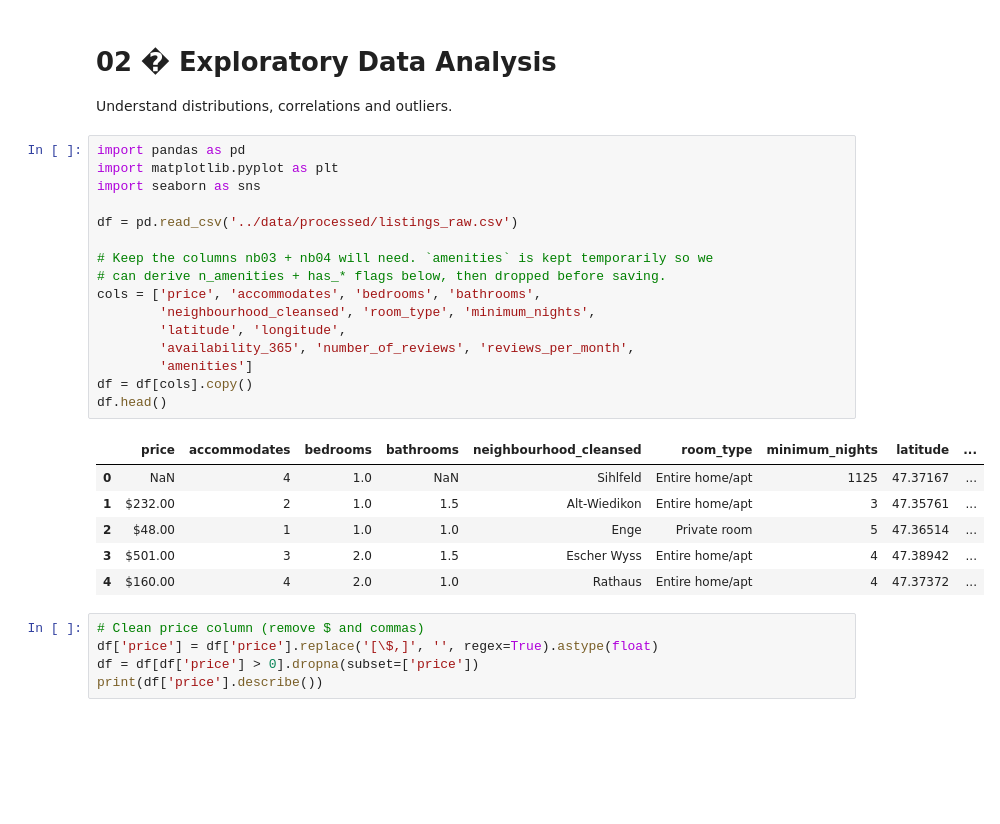
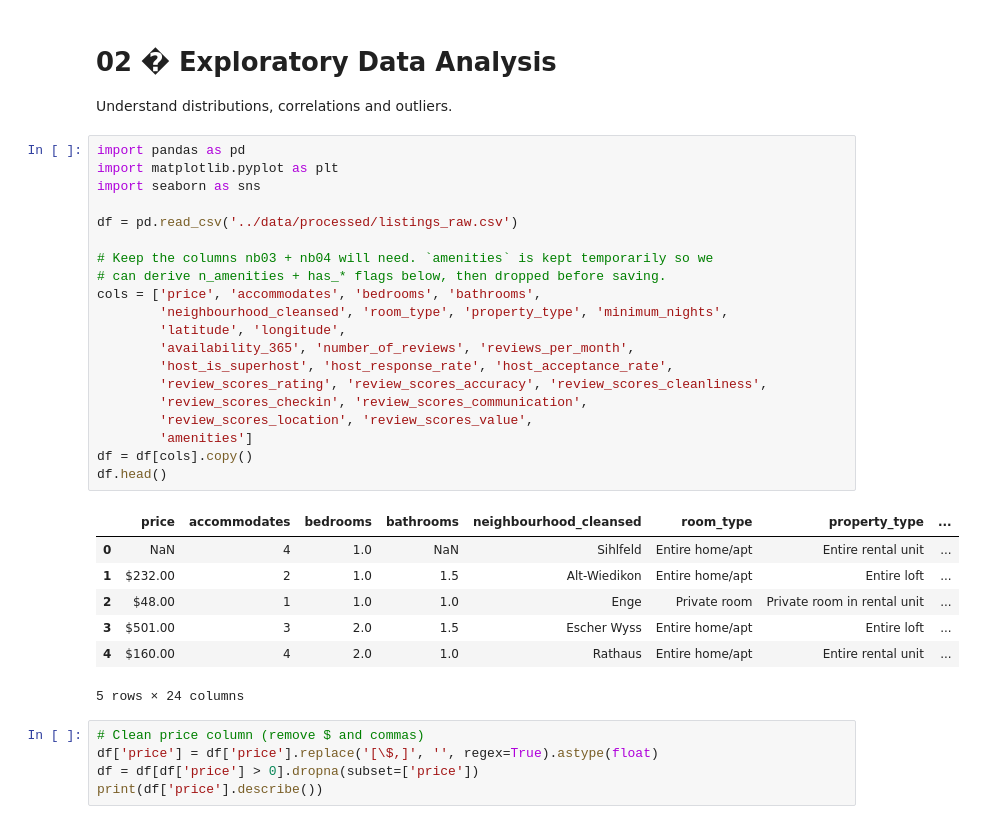
Before and after one commit to albanesi/ml-apartment-rents, a Jupyter notebook: notebooks/02_eda.ipynb, the cells around one changed output. Cells and saved outputs as stored; diff of their text form; blank space fills up the shorter version.

```diff
--- a/notebooks/02_eda.ipynb
+++ b/notebooks/02_eda.ipynb
@@ -4,26 +4,31 @@ Understand distributions, correlations and outliers.
 # %%
 import pandas as pd
 import matplotlib.pyplot as plt
 import seaborn as sns
 
 df = pd.read_csv('../data/processed/listings_raw.csv')
 
 # Keep the columns nb03 + nb04 will need. `amenities` is kept temporarily so we
 # can derive n_amenities + has_* flags below, then dropped before saving.
 cols = ['price', 'accommodates', 'bedrooms', 'bathrooms',
-        'neighbourhood_cleansed', 'room_type', 'minimum_nights',
+        'neighbourhood_cleansed', 'room_type', 'property_type', 'minimum_nights',
         'latitude', 'longitude',
         'availability_365', 'number_of_reviews', 'reviews_per_month',
+        'host_is_superhost', 'host_response_rate', 'host_acceptance_rate',
+        'review_scores_rating', 'review_scores_accuracy', 'review_scores_cleanliness',
+        'review_scores_checkin', 'review_scores_communication',
+        'review_scores_location', 'review_scores_value',
         'amenities']
 df = df[cols].copy()
 df.head()
 # %% [output]
-|  | price | accommodates | bedrooms | bathrooms | neighbourhood_cleansed | room_type | minimum_nights | latitude | ... |
-| 0 | NaN | 4 | 1.0 | NaN | Sihlfeld | Entire home/apt | 1125 | 47.37167 | ... |
-| 1 | $232.00 | 2 | 1.0 | 1.5 | Alt-Wiedikon | Entire home/apt | 3 | 47.35761 | ... |
-| 2 | $48.00 | 1 | 1.0 | 1.0 | Enge | Private room | 5 | 47.36514 | ... |
-| 3 | $501.00 | 3 | 2.0 | 1.5 | Escher Wyss | Entire home/apt | 4 | 47.38942 | ... |
-| 4 | $160.00 | 4 | 2.0 | 1.0 | Rathaus | Entire home/apt | 4 | 47.37372 | ... |
+|  | price | accommodates | bedrooms | bathrooms | neighbourhood_cleansed | room_type | property_type | ... |
+| 0 | NaN | 4 | 1.0 | NaN | Sihlfeld | Entire home/apt | Entire rental unit | ... |
+| 1 | $232.00 | 2 | 1.0 | 1.5 | Alt-Wiedikon | Entire home/apt | Entire loft | ... |
+| 2 | $48.00 | 1 | 1.0 | 1.0 | Enge | Private room | Private room in rental unit | ... |
+| 3 | $501.00 | 3 | 2.0 | 1.5 | Escher Wyss | Entire home/apt | Entire loft | ... |
+| 4 | $160.00 | 4 | 2.0 | 1.0 | Rathaus | Entire home/apt | Entire rental unit | ... |
+5 rows × 24 columns
 # %%
 # Clean price column (remove $ and commas)
 df['price'] = df['price'].replace('[\$,]', '', regex=True).astype(float)
```
Also changed, not shown: parts of 2 cells of this notebook, 14 other files.
